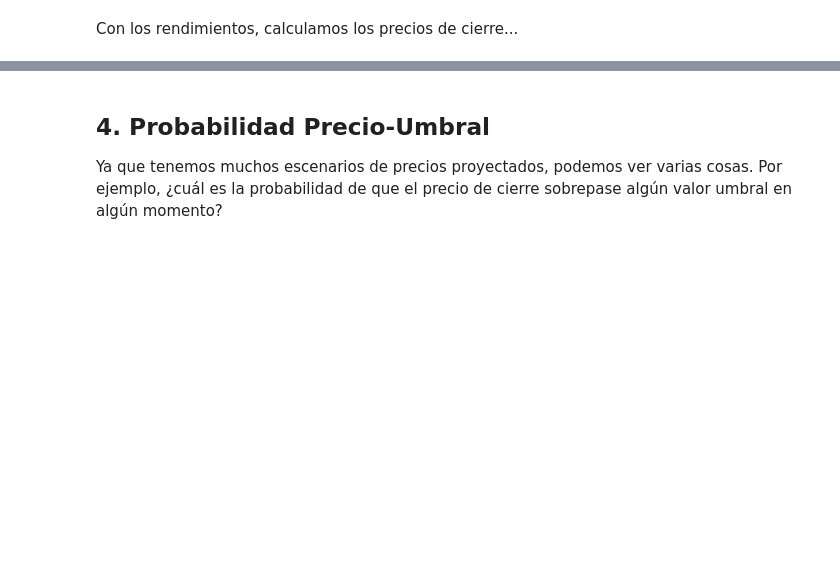
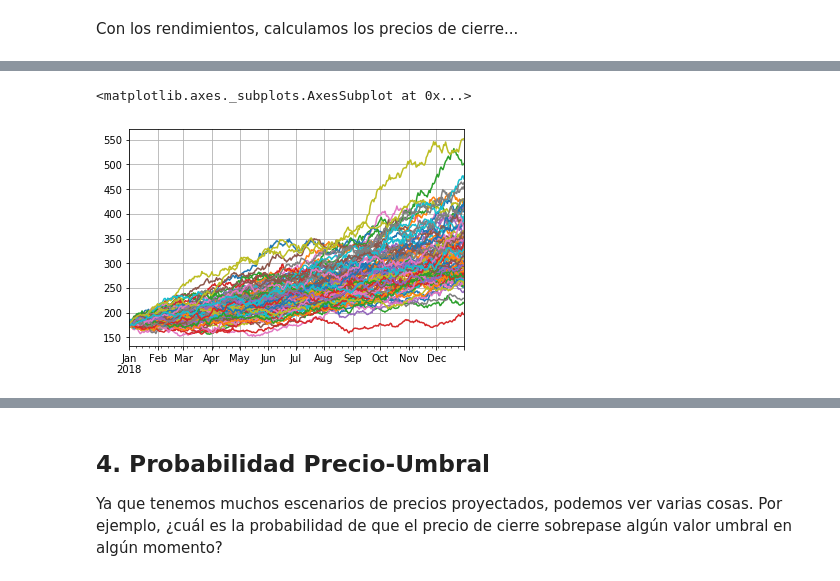
Before and after one commit to ArellanoMCarlos/SimMat2020P, a Jupyter notebook: Simulacion/ProbabilidadPrecioUmbral.ipynb, the cells around one changed output, grey strips where cells are left out. Saved outputs shown, nothing was run; the diff lists cells and outputs as text; code cells hidden in the pictures; blank space fills up the shorter version.

```diff
--- a/Simulacion/ProbabilidadPrecioUmbral.ipynb
+++ b/Simulacion/ProbabilidadPrecioUmbral.ipynb
@@ -33,3 +176,6 @@ Además, supusimos que los rendimientos diarios eran una variable aleatoria con
 Entonces, suponemos que el cambio porcentual de los precios (rendimientos diarios) tiene una distribución normal.
 
 ¿Cómo se caracteriza una [distribución normal](https://es.wikipedia.org/wiki/Distribuci%C3%B3n_normal)?
+# %%
+mu=r.mean()
+sigma=r.std()
@@ -44,2 +237,8 @@ Hagamos una una función que simule varios escenarios de rendimientos diarios y
+# %%
+# Función que simula varios escenarios de rendimientos diarios
+def sim_r(mu,sigma,start_date,ndays,N):
+    dates=pd.date_range(start_date,periods=ndays,freq='D')
+    return pd.DataFrame(index=dates,data=mu+sigma*np.random.randn(ndays,N))
 # %%
 # Simulamos 100 escenarios para todo el 2018
+sim_FB=sim_r(mu['FB'],sigma['FB'],'2018-01-01',365,100)
@@ -82,2 +282,5 @@ Si hacemos $i=0$ en la última ecuación, tenemos que $p_{k}=p_{-1}(R_0+1)\cdots
 # %% [markdown]
 Con los rendimientos, calculamos los precios de cierre...
+# %%
+simCloses_FB=closes['FB'].iloc[-1]*(1+sim_FB).cumprod()
+simCloses_FB
@@ -83,0 +306,5 @@ Con los rendimientos, calculamos los precios de cierre...
+# %%
+simCloses_FB.plot(grid=True,legend=False)
+# %% [output]
+<matplotlib.axes._subplots.AxesSubplot at 0x...>
+[figure, added]
```
Also changed, not shown: parts of 28 cells of this notebook, 1 other file.
